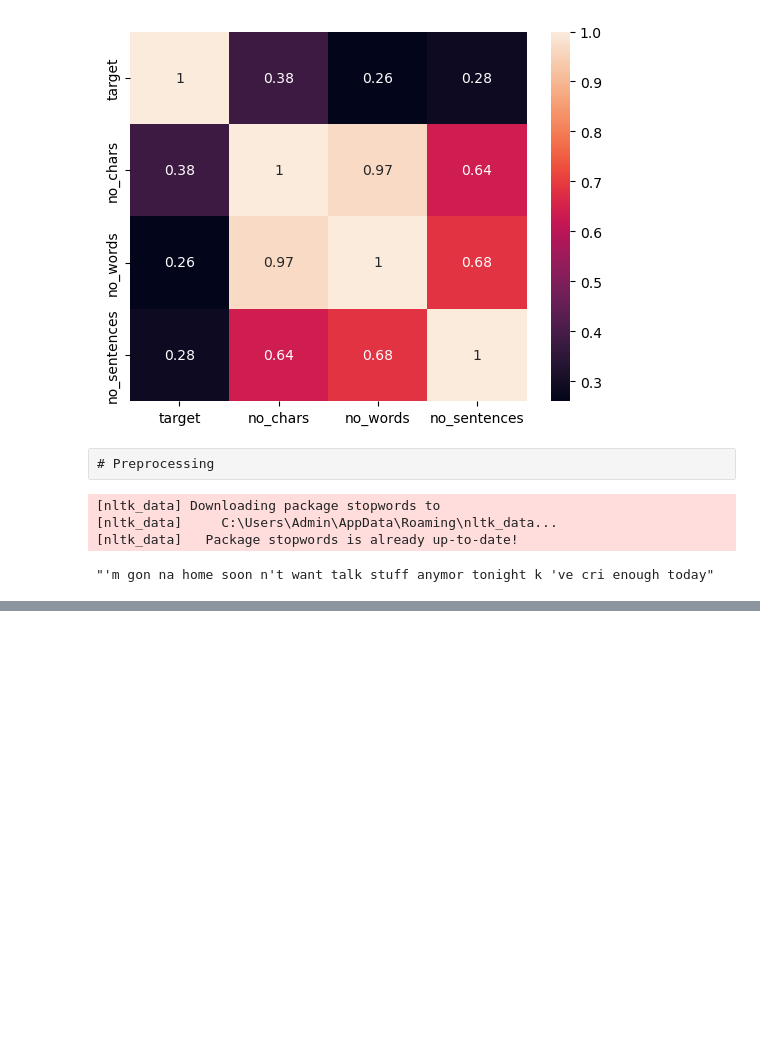
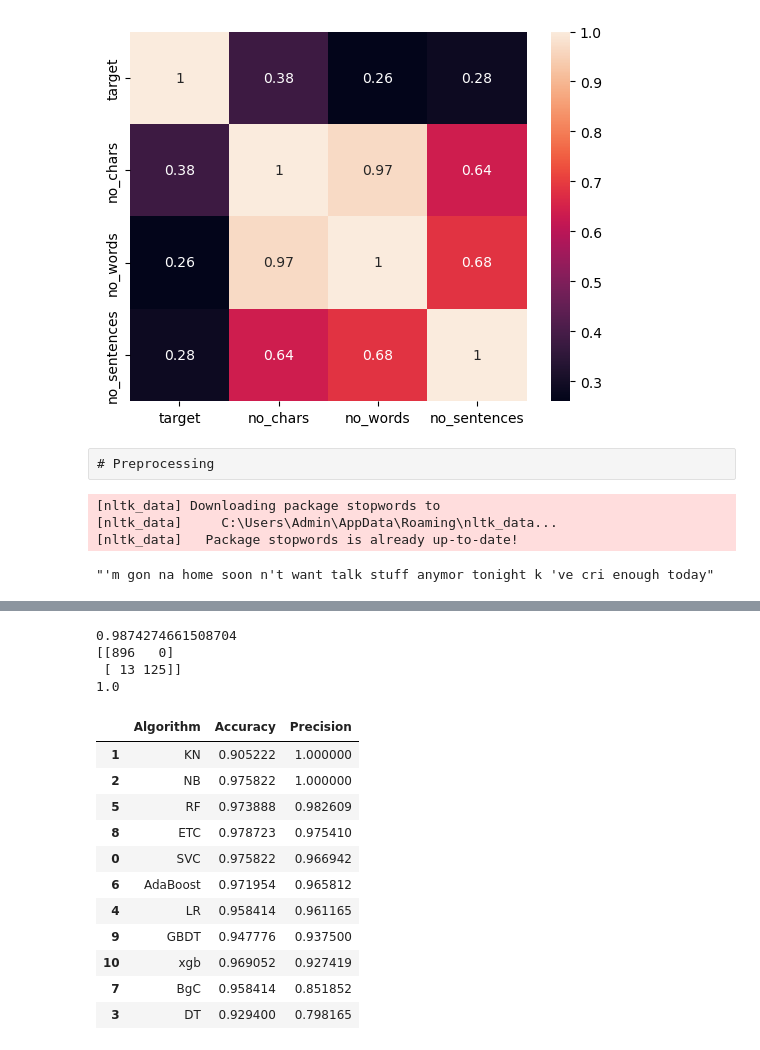
Before and after one commit to bhatt-j/Spam-Detector, a Jupyter notebook: spam detection.ipynb, the cells around one changed output, grey strips where cells are left out. Cells and saved outputs as stored; diff of their text form; code cells hidden in the pictures; blank space fills up the shorter version.

```diff
--- a/spam detection.ipynb
+++ b/spam detection.ipynb
@@ -268,0 +336,11 @@ plt.show()
+# %%
+bnb.fit(X_train,y_train)
+y_pred3 = bnb.predict(X_test)
+print(accuracy_score(y_test, y_pred3))
+print(confusion_matrix(y_test, y_pred3))
+print(precision_score(y_test, y_pred3)) #better
+# %% [output]
+0.9874274661508704
+[[896   0]
+ [ 13 125]]
+1.0
@@ -268,0 +403,15 @@ plt.show()
+# %%
+performance_df
+# %% [output]
+|  | Algorithm | Accuracy | Precision |
+| 1 | KN | 0.905222 | 1.000000 |
+| 2 | NB | 0.975822 | 1.000000 |
+| 5 | RF | 0.973888 | 0.982609 |
+| 8 | ETC | 0.978723 | 0.975410 |
+| 0 | SVC | 0.975822 | 0.966942 |
+| 6 | AdaBoost | 0.971954 | 0.965812 |
+| 4 | LR | 0.958414 | 0.961165 |
+| 9 | GBDT | 0.947776 | 0.937500 |
+| 10 | xgb | 0.969052 | 0.927419 |
+| 7 | BgC | 0.958414 | 0.851852 |
+| 3 | DT | 0.929400 | 0.798165 |
```
Also changed, not shown: parts of 35 cells of this notebook.
